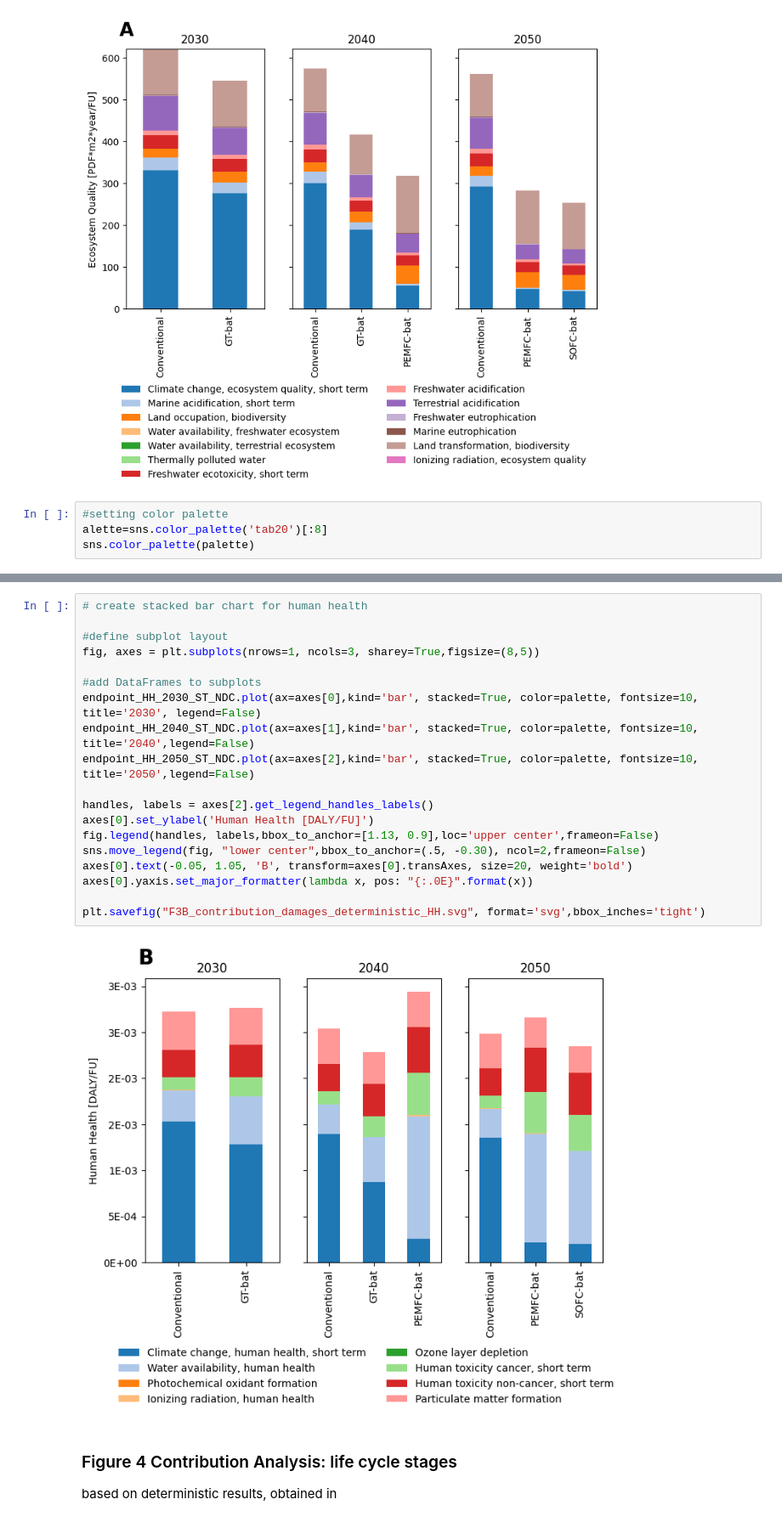
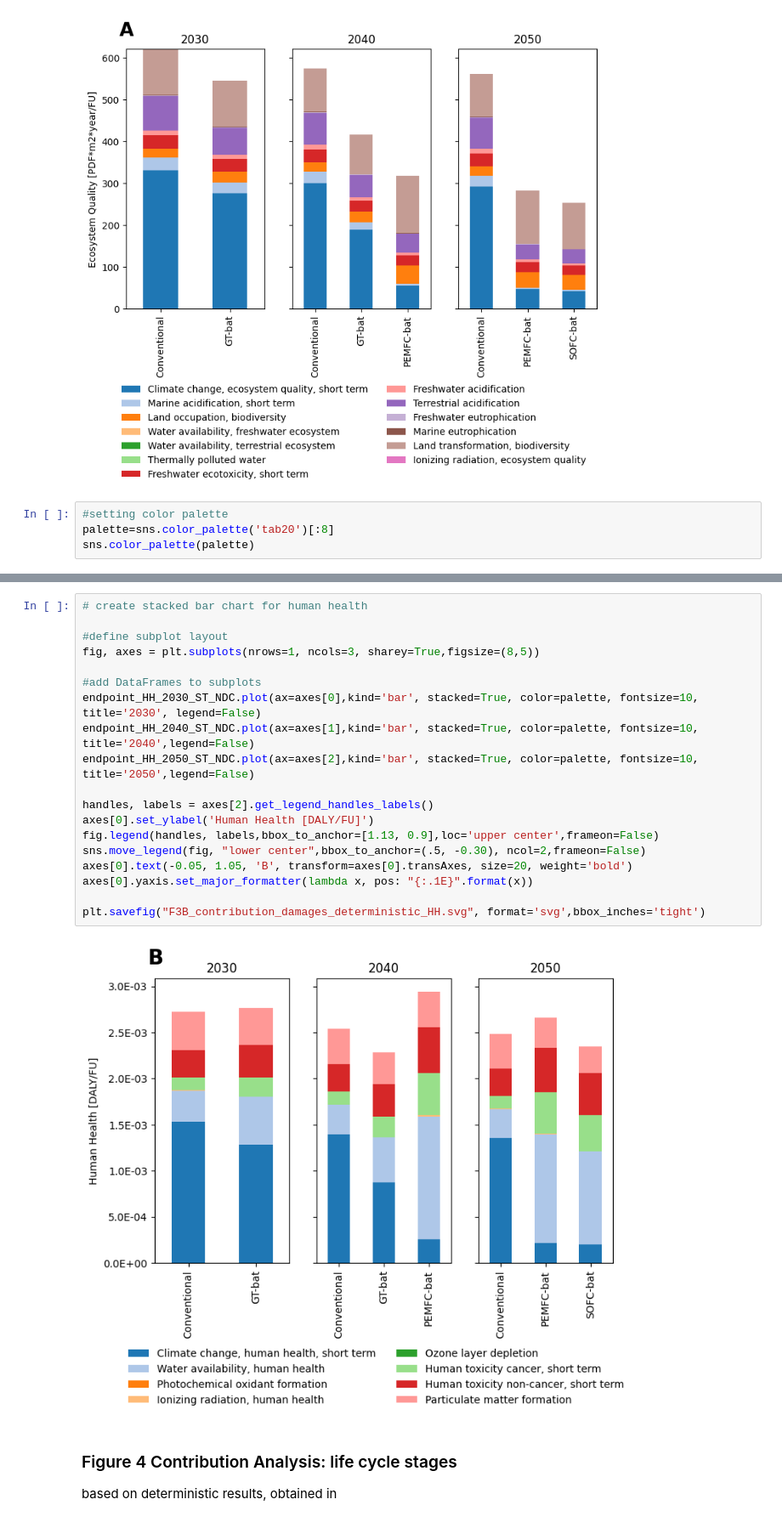
Before and after one commit to nilstho/pLCA_RegAC, a Jupyter notebook: Jupyter Notebooks/4_Data_curation_and_visualisation.ipynb, the cells around one changed output, grey strips where cells are left out. Shown at 85% size. Cells and saved outputs as stored; diff of their text form.

Commit message:
Add files via upload
Update of Y-axis for figures 3B and 4B

```diff
--- a/Jupyter Notebooks/4_Data_curation_and_visualisation.ipynb
+++ b/Jupyter Notebooks/4_Data_curation_and_visualisation.ipynb
@@ -986,7 +986,7 @@ plt.savefig("F3A_contribution_damages_deterministic_EQ.svg", format='svg',bbox_i
 [figure]
 # %%
 #setting color palette
-alette=sns.color_palette('tab20')[:8]
+palette=sns.color_palette('tab20')[:8]
 sns.color_palette(palette)
 # %% [output]
 [(0.12156862745098039, 0.4666666666666667, 0.7058823529411765),
@@ -1005,24 +1000,24 @@ sns.color_palette(palette)
 # %%
 # create stacked bar chart for human health
 
 #define subplot layout
 fig, axes = plt.subplots(nrows=1, ncols=3, sharey=True,figsize=(8,5))
 
 #add DataFrames to subplots
 endpoint_HH_2030_ST_NDC.plot(ax=axes[0],kind='bar', stacked=True, color=palette, fontsize=10, title='2030', legend=False)
 endpoint_HH_2040_ST_NDC.plot(ax=axes[1],kind='bar', stacked=True, color=palette, fontsize=10, title='2040',legend=False)
 endpoint_HH_2050_ST_NDC.plot(ax=axes[2],kind='bar', stacked=True, color=palette, fontsize=10, title='2050',legend=False)
 
 handles, labels = axes[2].get_legend_handles_labels()
 axes[0].set_ylabel('Human Health [DALY/FU]')
 fig.legend(handles, labels,bbox_to_anchor=[1.13, 0.9],loc='upper center',frameon=False)
 sns.move_legend(fig, "lower center",bbox_to_anchor=(.5, -0.30), ncol=2,frameon=False)
 axes[0].text(-0.05, 1.05, 'B', transform=axes[0].transAxes, size=20, weight='bold')
-axes[0].yaxis.set_major_formatter(lambda x, pos: "{:.0E}".format(x))
+axes[0].yaxis.set_major_formatter(lambda x, pos: "{:.1E}".format(x))
 
 plt.savefig("F3B_contribution_damages_deterministic_HH.svg", format='svg',bbox_inches='tight')
 # %% [output]
-[figure, old version]
+[figure, new version]
 # %% [markdown]
 ### Figure 4 Contribution Analysis: life cycle stages
 based on deterministic results, obtained in
```
Also changed, not shown: parts of 8 cells of this notebook, 1 other file.
